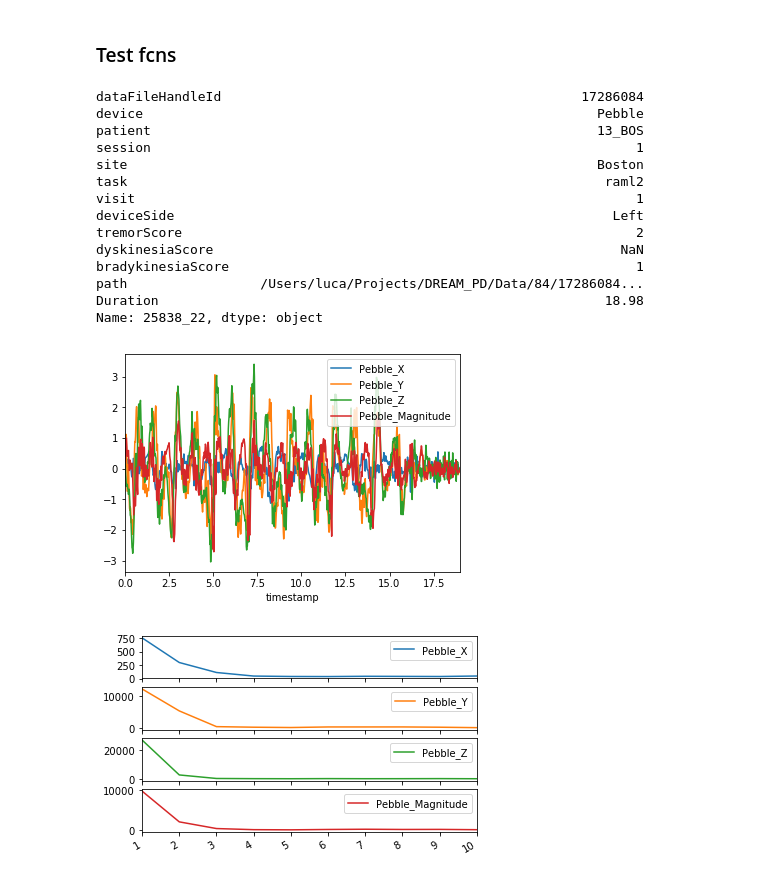
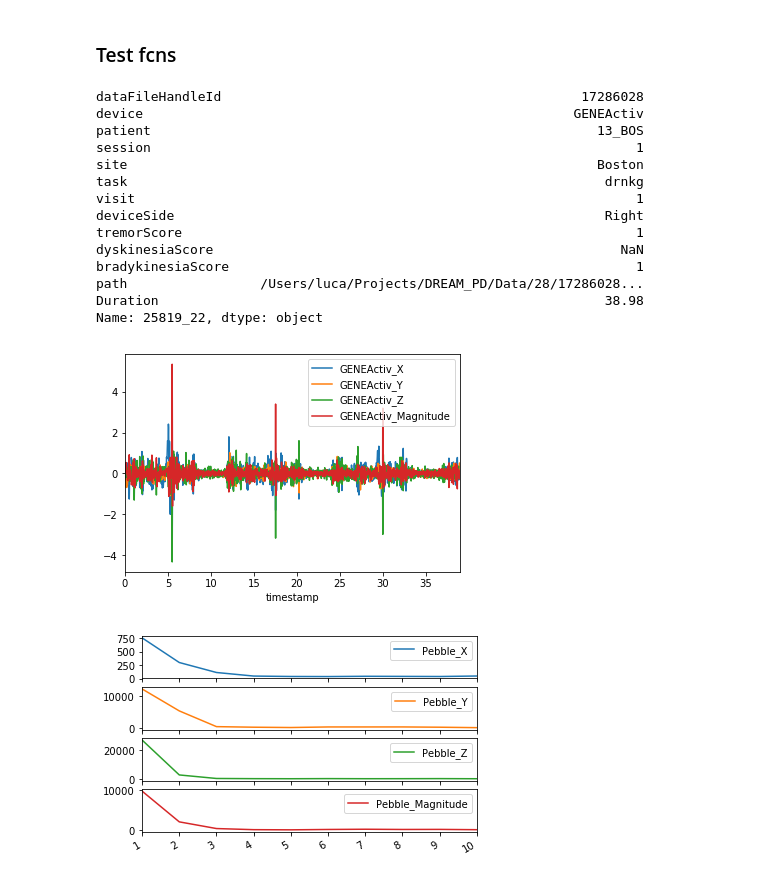
Before and after one commit to Luke3D/Misccode, a Jupyter notebook: Dataprocessing.ipynb, the cells around one changed output. Drawn from its saved outputs; the diff is of its cells as text; code cells hidden in the pictures.

```diff
--- a/Dataprocessing.ipynb
+++ b/Dataprocessing.ipynb
@@ -535,28 +535,28 @@ X.head()
 ### Test fcns
 # %%
 #plot task
-idx=11
+idx=0
 print(df_train.iloc[idx,:])
 p1 = df_train.path[idx]
 rawdata = pd.read_csv(p1,sep='\t')
 rawdata = filter_signal(rawdata,order=2)
 ax = rawdata.plot(x='timestamp')
 # %% [output]
-dataFileHandleId                                              17286084
-device                                                          Pebble
+dataFileHandleId                                              17286028
+device                                                       GENEActiv
 patient                                                         13_BOS
 session                                                              1
 site                                                            Boston
-task                                                             raml2
+task                                                             drnkg
 visit                                                                1
-deviceSide                                                        Left
-tremorScore                                                          2
+deviceSide                                                       Right
+tremorScore                                                          1
 dyskinesiaScore                                                    NaN
 bradykinesiaScore                                                    1
-path                 /Users/luca/Projects/DREAM_PD/Data/84/17286084...
-Duration                                                         18.98
-Name: 25838_22, dtype: object
+path                 /Users/luca/Projects/DREAM_PD/Data/28/17286028...
+Duration                                                         38.98
+Name: 25819_22, dtype: object
-[figure, old version]
+[figure, new version]
 # %%
 # #TEST FEATURE EXTRACTION
 # #cycle through all clips for current trial and save dataframe of features for current trial and sensor
```
Also changed, not shown: parts of 31 cells of this notebook.
